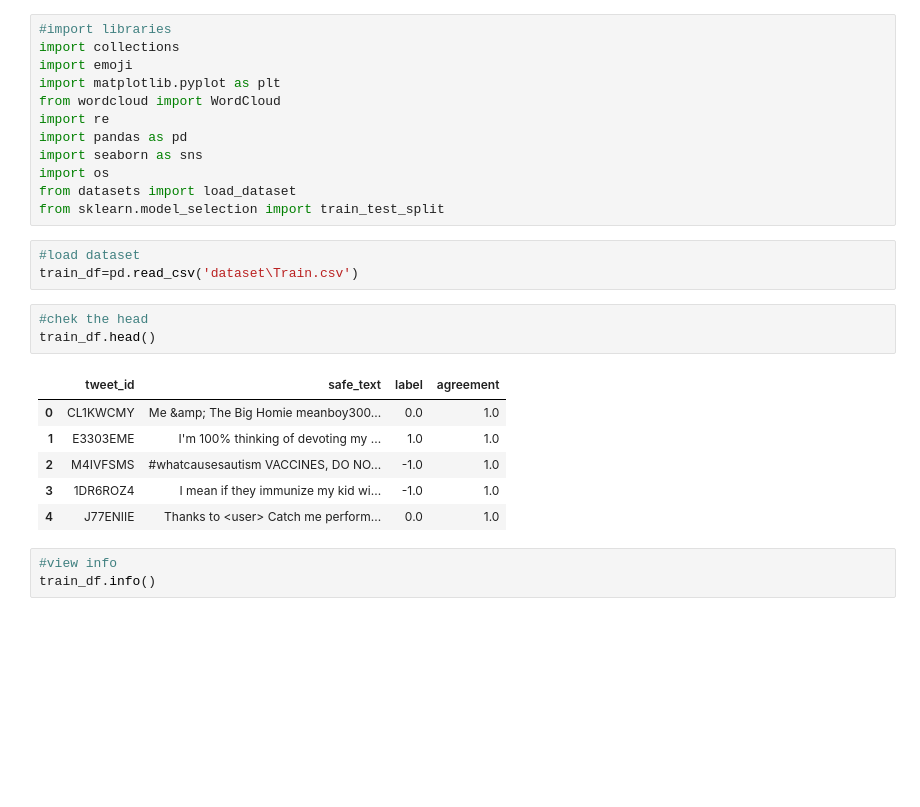
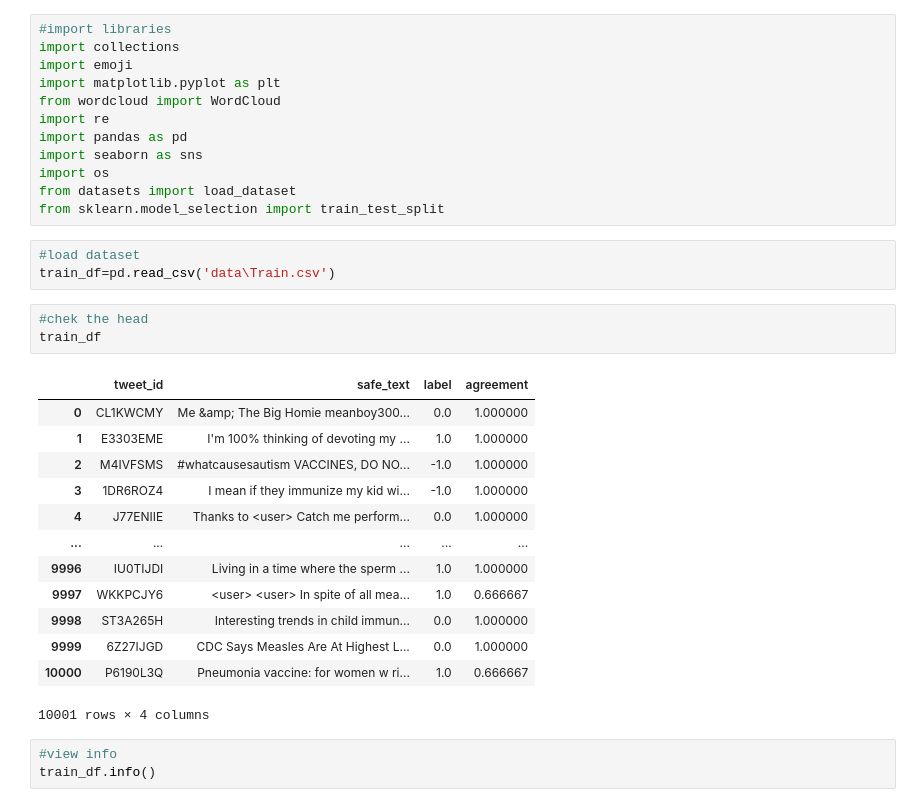
Before and after one commit to Sylvester107/NLP-Sentiment-Analysis, a Jupyter notebook: src/EDA.ipynb, the cells around one changed output. Saved outputs shown, nothing was run; the diff lists cells and outputs as text; blank space fills up the shorter version.

```diff
--- a/src/EDA.ipynb
+++ b/src/EDA.ipynb
@@ -14,17 +14,24 @@ from datasets import load_dataset
 from sklearn.model_selection import train_test_split
 # %%
 #load dataset
-train_df=pd.read_csv('dataset\Train.csv')
+train_df=pd.read_csv('data\Train.csv')
 # %%
 #chek the head
-train_df.head()
+train_df
 # %% [output]
 |  | tweet_id | safe_text | label | agreement |
-| 0 | CL1KWCMY | Me &amp; The Big Homie meanboy300... | 0.0 | 1.0 |
-| 1 | E3303EME | I'm 100% thinking of devoting my ... | 1.0 | 1.0 |
-| 2 | M4IVFSMS | #whatcausesautism VACCINES, DO NO... | -1.0 | 1.0 |
-| 3 | 1DR6ROZ4 | I mean if they immunize my kid wi... | -1.0 | 1.0 |
-| 4 | J77ENIIE | Thanks to <user> Catch me perform... | 0.0 | 1.0 |
+| 0 | CL1KWCMY | Me &amp; The Big Homie meanboy300... | 0.0 | 1.000000 |
+| 1 | E3303EME | I'm 100% thinking of devoting my ... | 1.0 | 1.000000 |
+| 2 | M4IVFSMS | #whatcausesautism VACCINES, DO NO... | -1.0 | 1.000000 |
+| 3 | 1DR6ROZ4 | I mean if they immunize my kid wi... | -1.0 | 1.000000 |
+| 4 | J77ENIIE | Thanks to <user> Catch me perform... | 0.0 | 1.000000 |
+| ... | ... | ... | ... | ... |
+| 9996 | IU0TIJDI | Living in a time where the sperm ... | 1.0 | 1.000000 |
+| 9997 | WKKPCJY6 | <user> <user> In spite of all mea... | 1.0 | 0.666667 |
+| 9998 | ST3A265H | Interesting trends in child immun... | 0.0 | 1.000000 |
+| 9999 | 6Z27IJGD | CDC Says Measles Are At Highest L... | 0.0 | 1.000000 |
+| 10000 | P6190L3Q | Pneumonia vaccine: for women w ri... | 1.0 | 0.666667 |
+10001 rows × 4 columns
 # %%
 #view info
 train_df.info()
```
Also changed, not shown: parts of 47 cells of this notebook.
